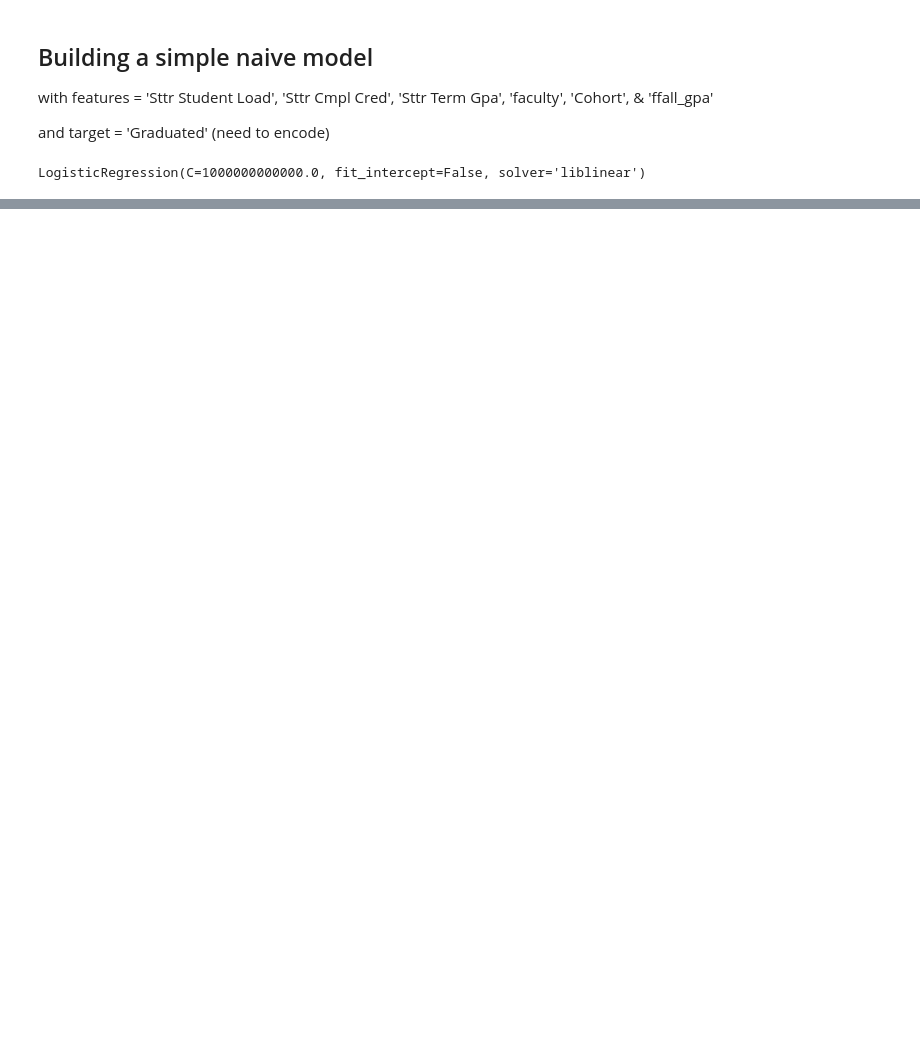
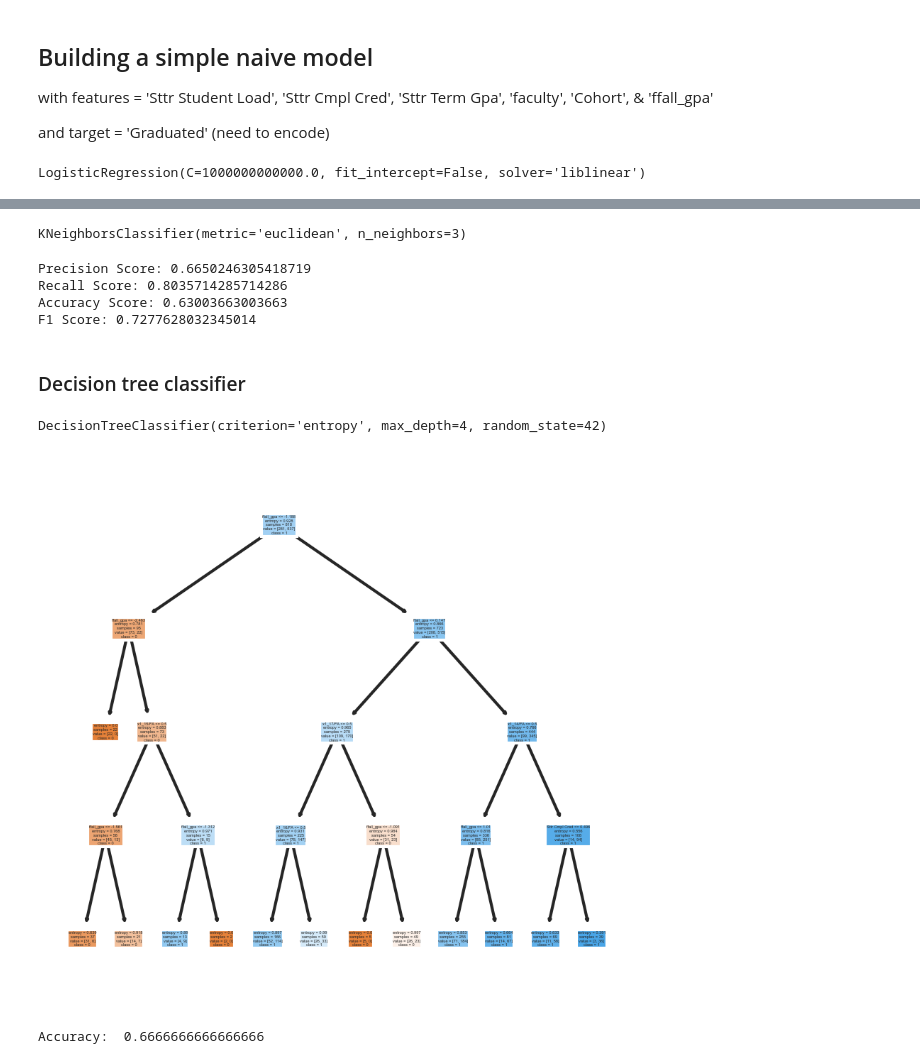
Before and after one commit to dcalexan/bsc_student_success, a Jupyter notebook: notebooks/BSC_success_Pete.ipynb, the cells around one changed output, grey strips where cells are left out. Cells and saved outputs as stored; diff of their text form; code cells hidden in the pictures; blank space fills up the shorter version.

```diff
--- a/notebooks/BSC_success_Pete.ipynb
+++ b/notebooks/BSC_success_Pete.ipynb
@@ -314,0 +395,6 @@ Index(['Sttr Student Load', 'Sttr Cmpl Cred', 'alt_id', 'Cohort', 'FA3 Major',
+# %%
+from sklearn.neighbors import KNeighborsClassifier, NearestNeighbors
+neigh = KNeighborsClassifier(n_neighbors=3, metric='euclidean')
+neigh.fit(X_train_df, y_train)
+# %% [output]
+KNeighborsClassifier(metric='euclidean', n_neighbors=3)
@@ -314,0 +403,40 @@ Index(['Sttr Student Load', 'Sttr Cmpl Cred', 'alt_id', 'Cohort', 'FA3 Major',
+# %%
+def print_metrics(labels, preds):
+    print("Precision Score: {}".format(precision_score(labels, preds)))
+    print("Recall Score: {}".format(recall_score(labels, preds)))
+    print("Accuracy Score: {}".format(accuracy_score(labels, preds)))
+    print("F1 Score: {}".format(f1_score(labels, preds)))
+
+print_metrics(y_val, test_preds)
+# %% [output]
+Precision Score: 0.6650246305418719
+Recall Score: 0.8035714285714286
+Accuracy Score: 0.63003663003663
+F1 Score: 0.7277628032345014
+# %% [markdown]
+### Decision tree classifier
+# %%
+from sklearn import tree
+import numpy as np
+clf = DecisionTreeClassifier(random_state = 42, criterion='entropy', max_depth=4)
+
+clf.fit(X_train_df, y_train)
+# %% [output]
+DecisionTreeClassifier(criterion='entropy', max_depth=4, random_state=42)
+# %%
+#plot the pretty tree
+fig, axes = plt.subplots(nrows = 1,ncols = 1, figsize = (3,3), dpi=300)
+tree.plot_tree(clf,
+               feature_names = X_train_df.columns,
+               class_names=np.unique(y).astype('str'),
+               filled = True)
+plt.show()
+# %% [output]
+[figure, added]
+# %%
+#examine performance
+y_preds = clf.predict(X_val_df)
+
+print('Accuracy: ', accuracy_score(y_val, y_preds))
+# %% [output]
+Accuracy:  0.6666666666666666
```
Also changed, not shown: parts of 34 cells of this notebook, 1 other file.
